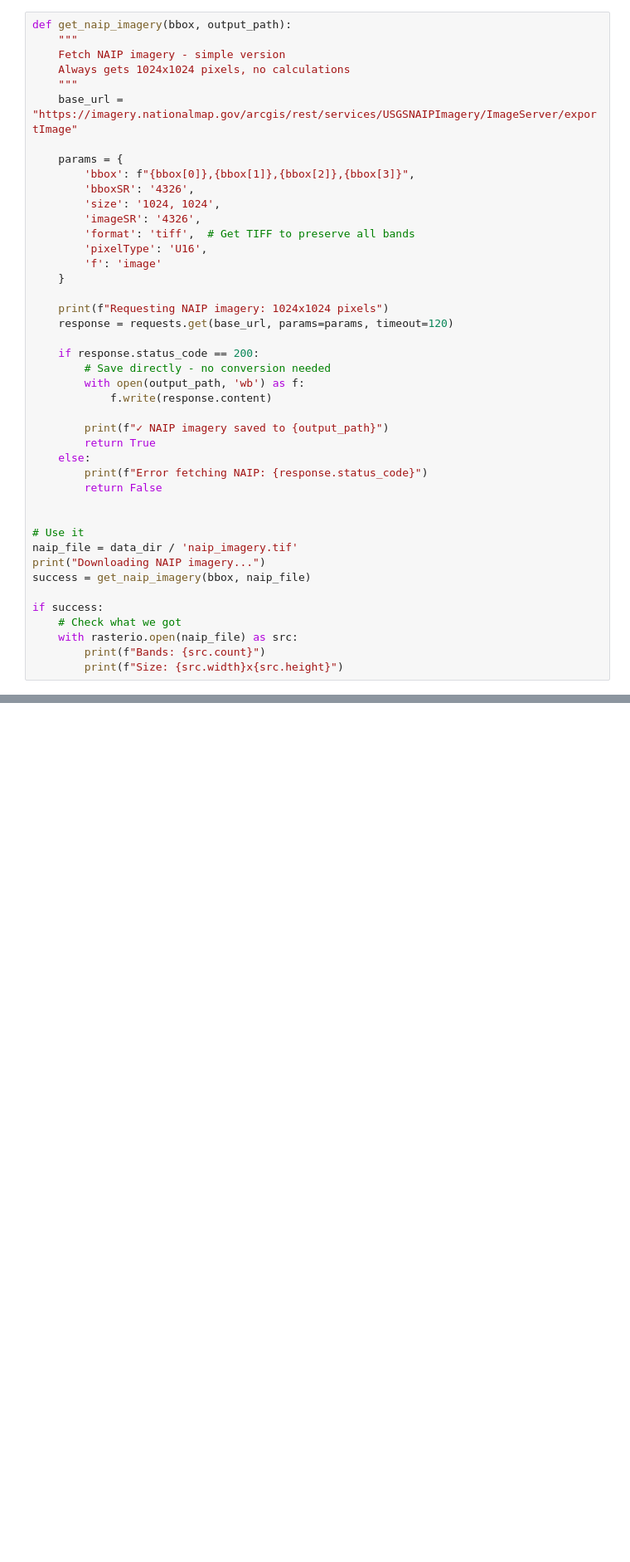
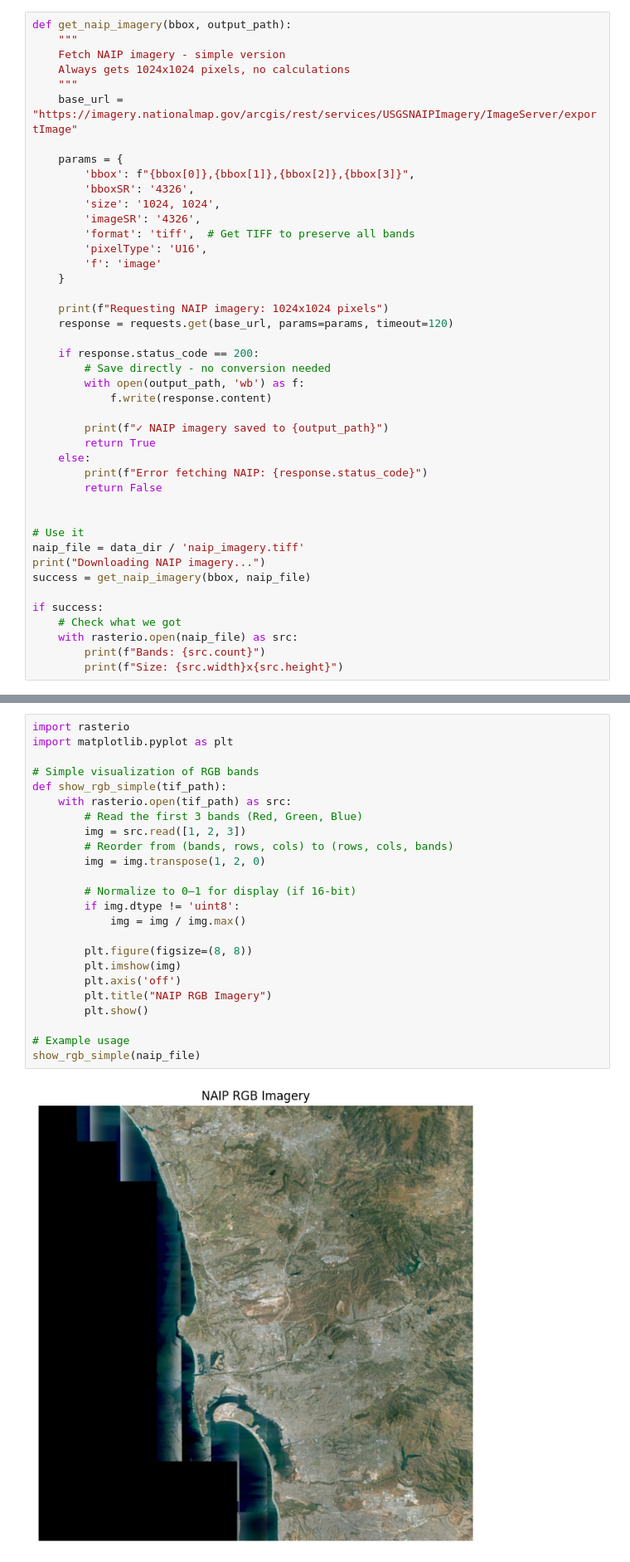
Before and after one commit to surf-guy/DSE200, a Jupyter notebook: HW/HW_2.ipynb, the cells around one changed output, grey strips where cells are left out. Shown at 83% size. Cells and saved outputs as stored; diff of their text form; blank space fills up the shorter version.

```diff
--- a/HW/HW_2.ipynb
+++ b/HW/HW_2.ipynb
@@ -438,7 +445,7 @@ def get_naip_imagery(bbox, output_path):
 
 
 # Use it
-naip_file = data_dir / 'naip_imagery.tif'
+naip_file = data_dir / 'naip_imagery.tiff'
 print("Downloading NAIP imagery...")
 success = get_naip_imagery(bbox, naip_file)
 
@@ -462,0 +474,26 @@ You should create 3 different visualizations or analyses demonstrating your unde
+# %%
+import rasterio
+import matplotlib.pyplot as plt
+
+# Simple visualization of RGB bands
+def show_rgb_simple(tif_path):
+    with rasterio.open(tif_path) as src:
+        # Read the first 3 bands (Red, Green, Blue)
+        img = src.read([1, 2, 3])
+        # Reorder from (bands, rows, cols) to (rows, cols, bands)
+        img = img.transpose(1, 2, 0)
+
+        # Normalize to 0–1 for display (if 16-bit)
+        if img.dtype != 'uint8':
+            img = img / img.max()
+
+        plt.figure(figsize=(8, 8))
+        plt.imshow(img)
+        plt.axis('off')
+        plt.title("NAIP RGB Imagery")
+        plt.show()
+
+# Example usage
+show_rgb_simple(naip_file)
+# %% [output]
+[figure, added]
```
Also changed, not shown: parts of 5 cells of this notebook.
